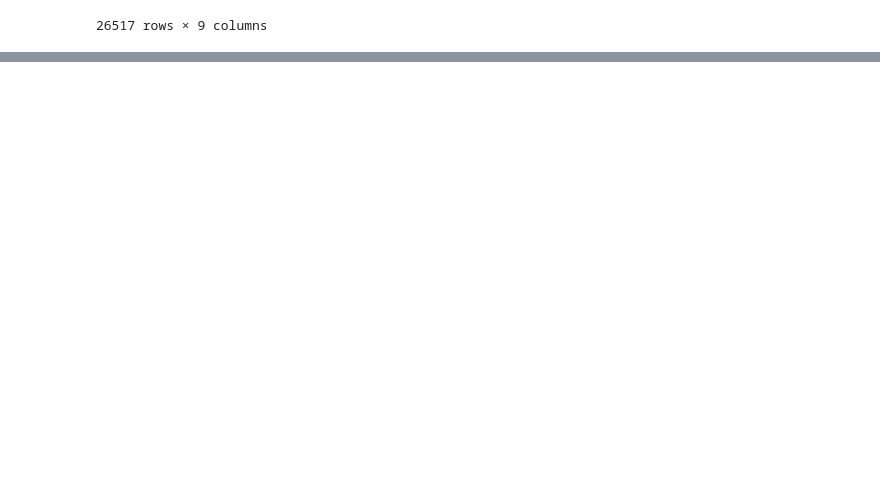
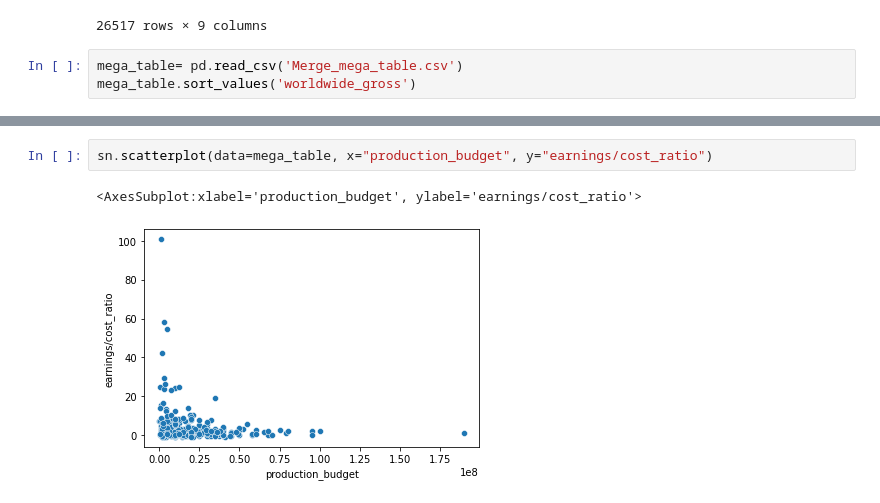
Before and after one commit to EmmaChoate/microsoft_movie_analysis, a Jupyter notebook: data/zippedData/Untitled.ipynb, the cells around one changed output, grey strips where cells are left out. Drawn from its saved outputs; the diff is of its cells as text; blank space fills up the shorter version.

```diff
--- a/data/zippedData/Untitled.ipynb
+++ b/data/zippedData/Untitled.ipynb
@@ -256,3 +262,6 @@ tmdbmov
 | 26515 | [10751, 12, 28] | 366854 | en | Trailer Made | 0.600 | 2018-06-22 | Trailer Made | ... |
 | 26516 | [53, 27] | 309885 | en | The Church | 0.600 | 2018-10-05 | The Church | ... |
 26517 rows × 9 columns
+# %%
+mega_table= pd.read_csv('Merge_mega_table.csv')
+mega_table.sort_values('worldwide_gross')
@@ -258,0 +295,5 @@ tmdbmov
+# %%
+sn.scatterplot(data=mega_table, x="production_budget", y="earnings/cost_ratio")
+# %% [output]
+<AxesSubplot:xlabel='production_budget', ylabel='earnings/cost_ratio'>
+[figure, added]
```
Also changed, not shown: parts of 31 cells of this notebook.
